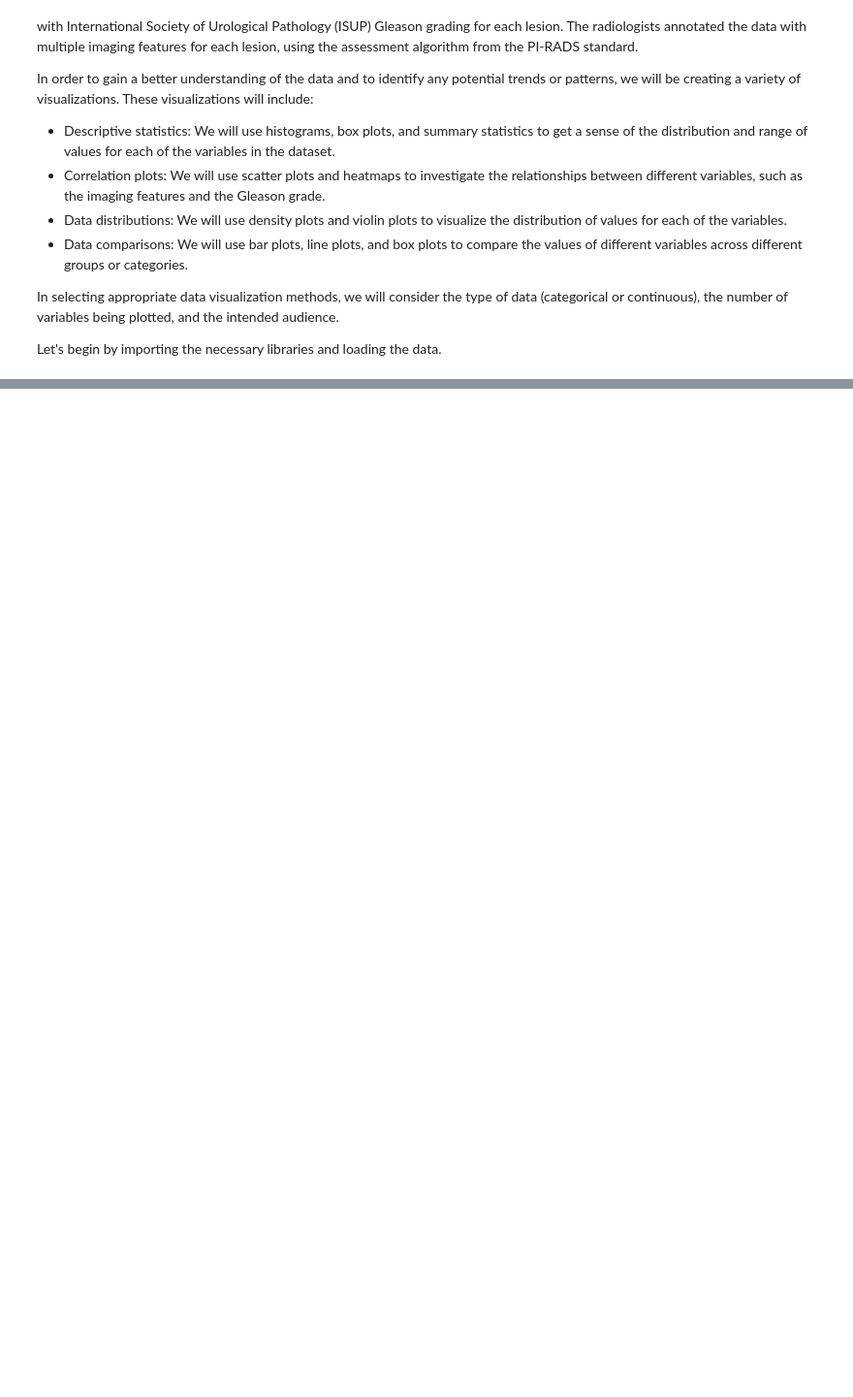
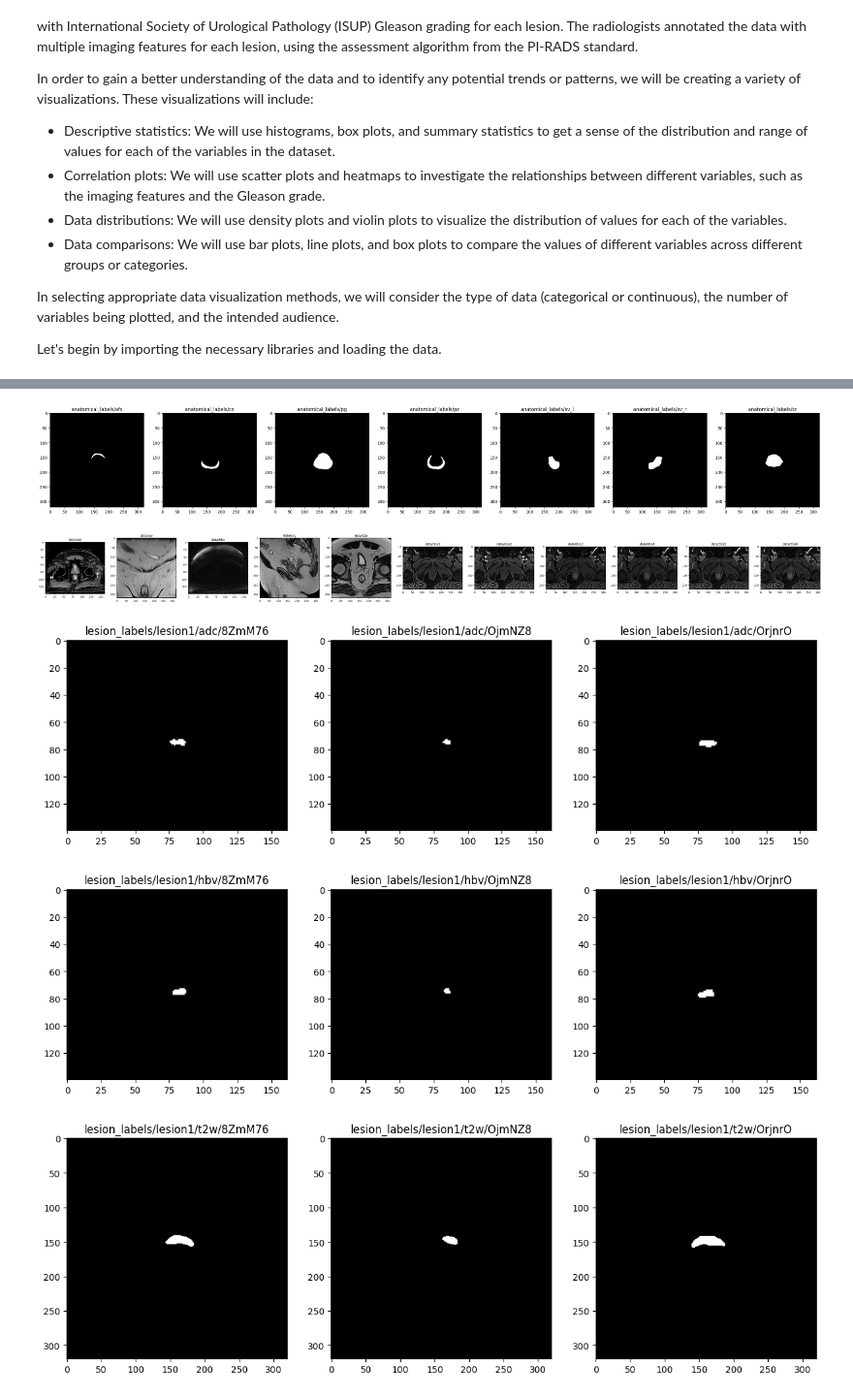
Before and after one commit to piotrsobecki/ai4ar-radiomics, a Jupyter notebook: book/data.ipynb, the cells around one changed output, grey strips where cells are left out. Shown at 97% size. Drawn from its saved outputs; the diff is of its cells as text; code cells hidden in the pictures; blank space fills up the shorter version.

Commit message:
data vis, ai4ar

```diff
--- a/book/data.ipynb
+++ b/book/data.ipynb
@@ -17,0 +22,17 @@ Let's begin by importing the necessary libraries and loading the data.
+# %%
+import json
+
+# Load json config file and extension
+with open('config/config.json') as json_file:
+    config = json.load(json_file)
+
+# Load the extension
+with open('config/config-ext.json') as json_file:
+    extension = json.load(json_file)
+
+
+config = {**config, **extension}
+# %%
+import ai4ar
+
+case = ai4ar.read_case(config['data_dir'], '001')
@@ -17,0 +59,8 @@ Let's begin by importing the necessary libraries and loading the data.
+# %%
+ai4ar.visualize_case(case)
+# %% [output]
+[figure, added]
+[figure, added]
+[figure, added]
+[figure, added]
+[figure, added]
```
Also changed, not shown: parts of 3 cells of this notebook, 7 other files.
